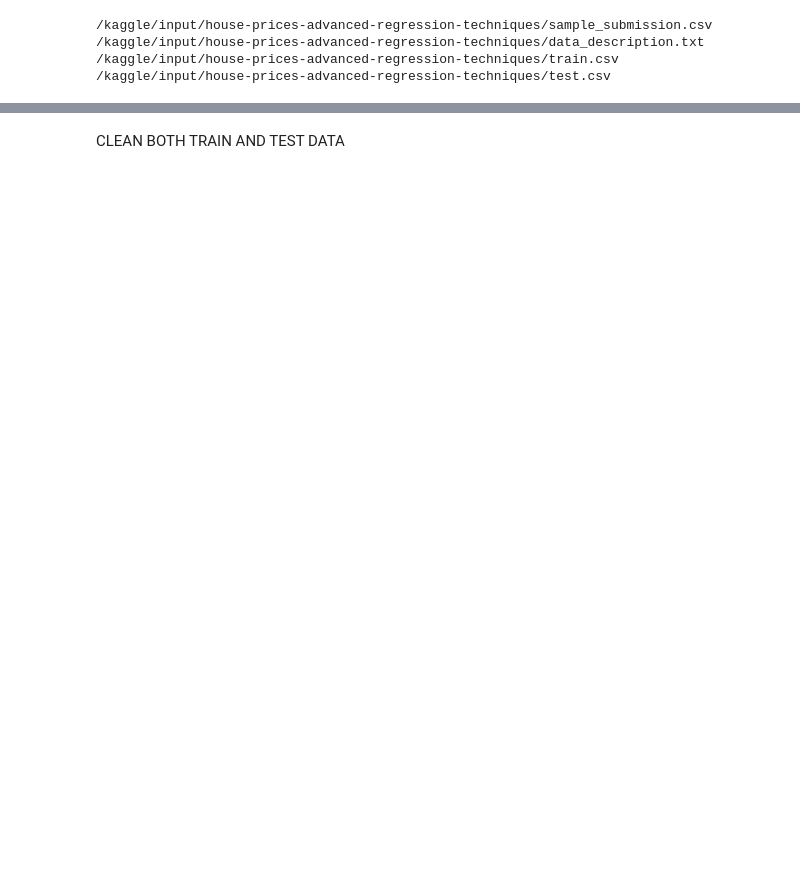
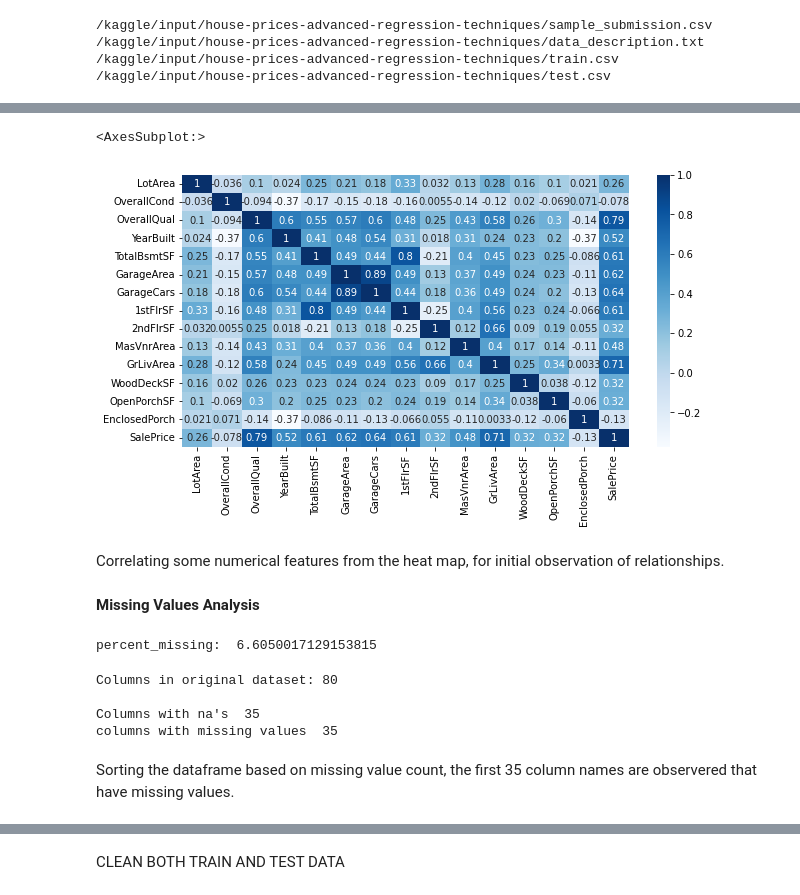
Before and after one commit to mudabir94/kaggle_competitions, a Jupyter notebook: house-price-prediction.ipynb, the cells around one changed output, grey strips where cells are left out. Drawn from its saved outputs; the diff is of its cells as text; code cells hidden in the pictures; blank space fills up the shorter version.

Commit message:
Kaggle Notebook | House Price EDA | Version 6

```diff
--- a/house-price-prediction.ipynb
+++ b/house-price-prediction.ipynb
@@ -215,0 +101,51 @@ def fillMissingValues(df):
+# %%
+plt.figure(figsize=(10,5))
+subsetdf=df[['LotArea','OverallCond',"OverallQual",'YearBuilt',
+             "TotalBsmtSF","GarageArea","GarageCars","1stFlrSF","2ndFlrSF",
+             "MasVnrArea","GrLivArea","WoodDeckSF","OpenPorchSF","EnclosedPorch","SalePrice"]]
+sns.heatmap(subsetdf.corr(),cbar=True,annot=True,cmap='Blues')
+# %% [output]
+<AxesSubplot:>
+[figure, added]
+# %% [markdown]
+
+Correlating some numerical features from the heat map, for initial observation of relationships.
+# %% [markdown]
+**Missing Values Analysis**
+# %%
+#number of missing data points per column
+missing_values_count = df.isnull().sum()
+# print(missing_values_count)
+# Percentage of missing values
+total_cells = np.product(df.shape)
+total_missing = missing_values_count.sum()
+
+# percent of data that is missing
+percent_missing = (total_missing/total_cells) * 100
+print("percent_missing: ",percent_missing)  # 6.60%
+# %% [output]
+percent_missing:  6.6050017129153815
+# %%
+#sort the missing values series
+sorted_missing_values_count = missing_values_count.sort_values(ascending=False)
+
+#  all columns with at least one missing value
+columns_with_no_na = df.dropna(axis=1)
+columns_with_no_na.head()
+
+# just how much columns did we lose?
+columns_with_na= df.shape[1] - columns_with_no_na.shape[1]
+print("Columns in original dataset: %d \n" % df.shape[1])
+print("Columns with na's  %d" % columns_with_na)
+
+#to cross check how many coloumns, we have at least one missing value
+coloumn_missingvalues_count  = sorted_missing_values_count[sorted_missing_values_count != 0]
+print("columns with missing values " , len(coloumn_missingvalues_count))
+# there are 35 columns with na
+# %% [output]
+Columns in original dataset: 80
+
+Columns with na's  35
+columns with missing values  35
+# %% [markdown]
+Sorting the dataframe based on missing value count, the first 35 column names are observered that have missing values.
```
Also changed, not shown: parts of 58 cells of this notebook.
